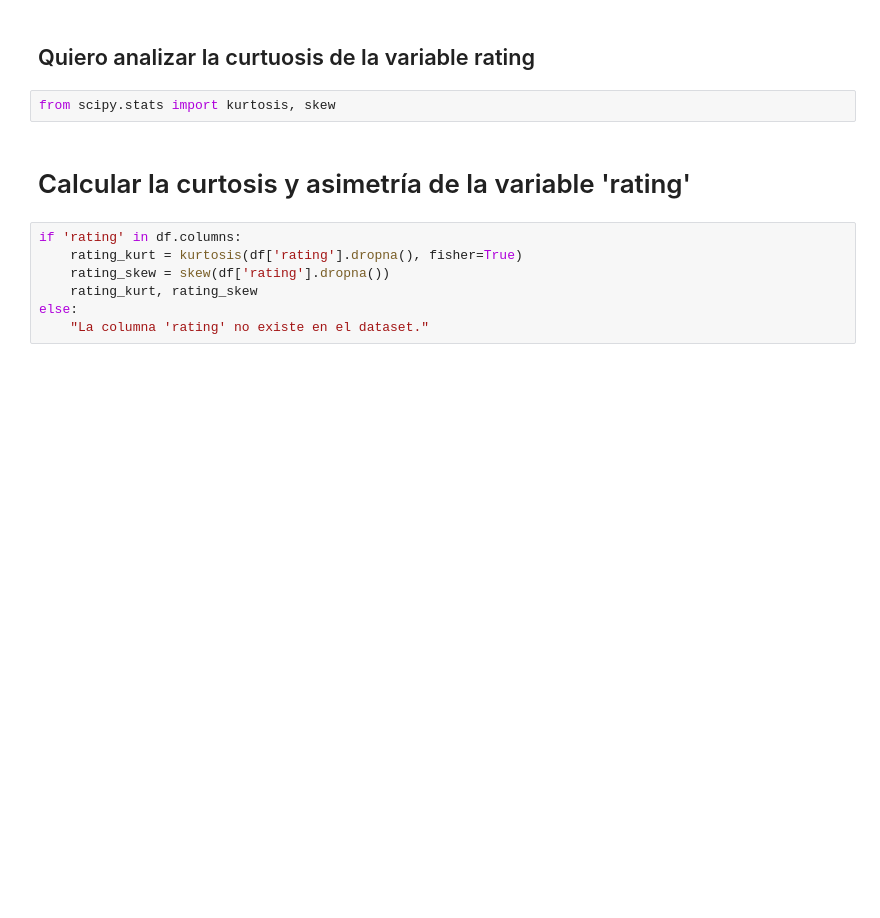
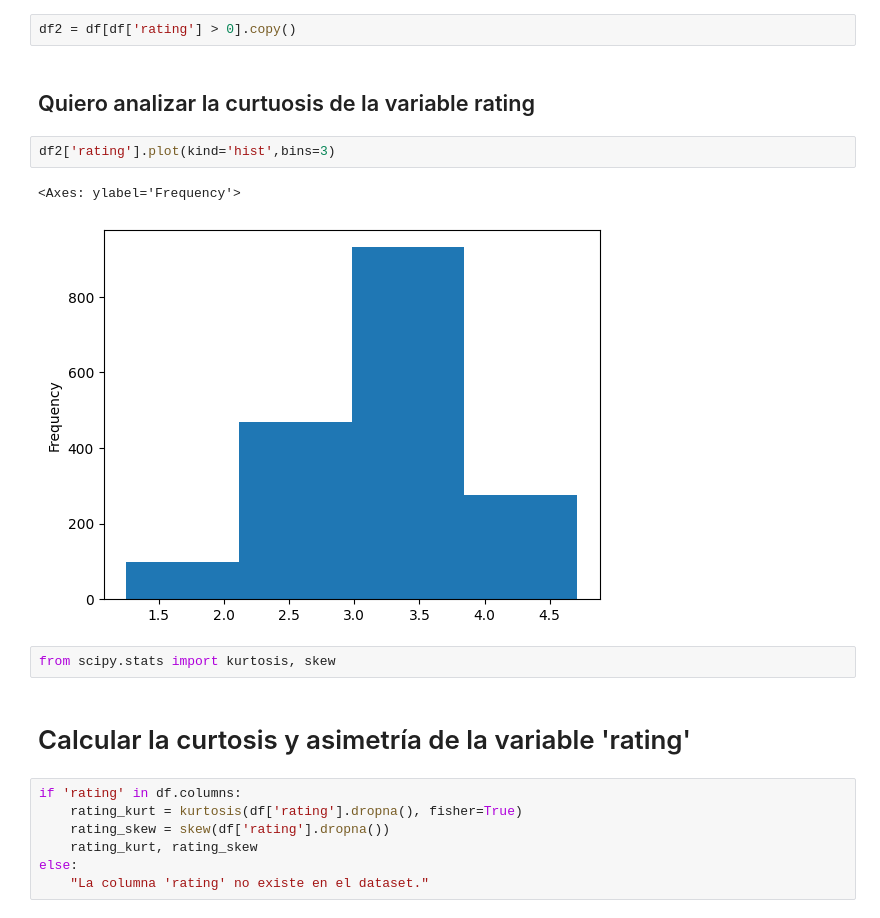
Before and after one commit to andreszaragoza/ML, a Jupyter notebook: notebooks/Prueba_Regresion.ipynb, the cells around one changed output. Saved outputs shown, nothing was run; the diff lists cells and outputs as text; blank space fills up the shorter version.

```diff
--- a/notebooks/Prueba_Regresion.ipynb
+++ b/notebooks/Prueba_Regresion.ipynb
@@ -43,5 +45,12 @@ df.copy()
+# %%
+df2 = df[df['rating'] > 0].copy()
 # %% [markdown]
 ## Quiero analizar la curtuosis de la variable rating
+# %%
+df2['rating'].plot(kind='hist',bins=3)
+# %% [output]
+<Axes: ylabel='Frequency'>
+[figure, added]
 # %%
 from scipy.stats import kurtosis, skew
 # %% [markdown]
```
Also changed, not shown: parts of 5 cells of this notebook, 3 other files.
